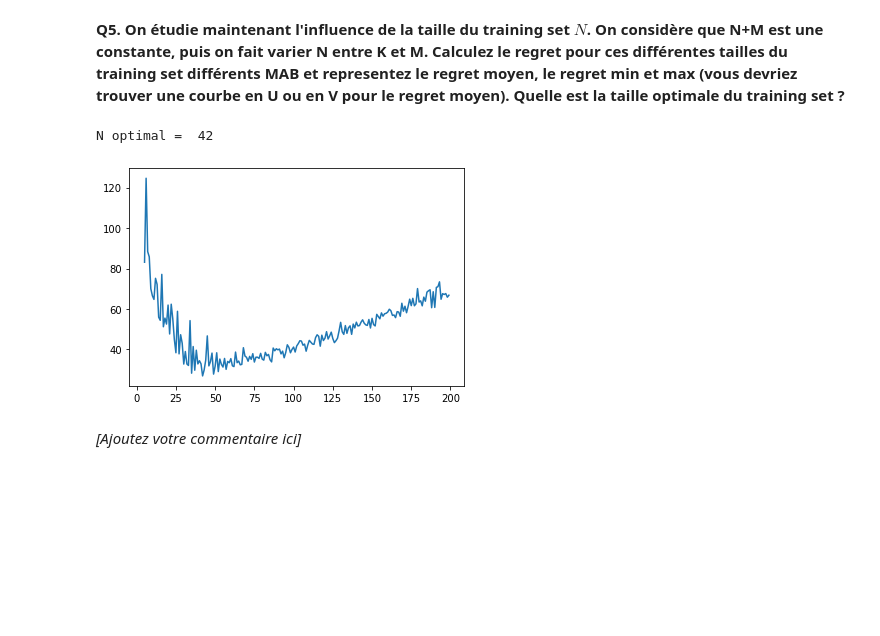
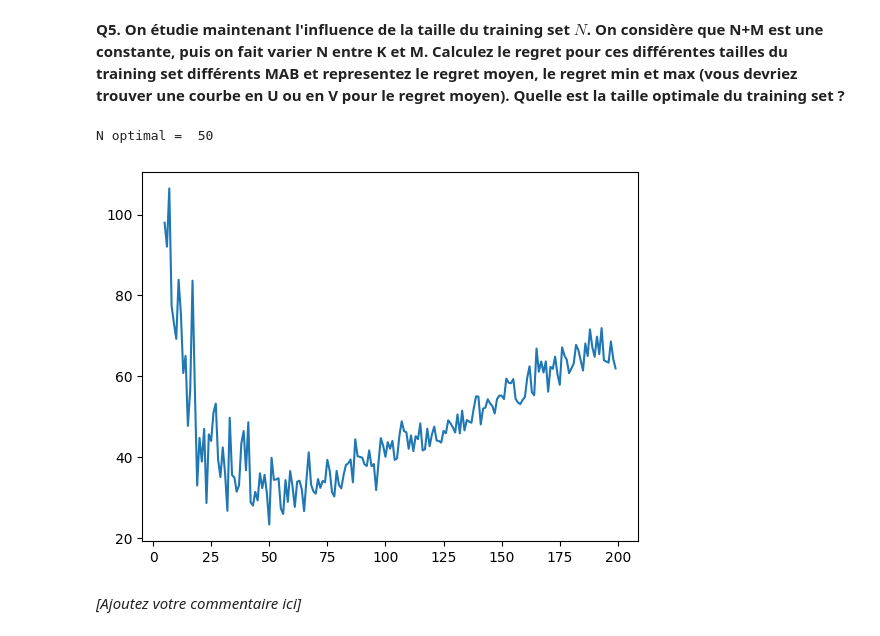
Before and after one commit to Miolith/reinforcement-learning, a Jupyter notebook: C1_TP_MAB1.ipynb, the cells around one changed output. Drawn from its saved outputs; the diff is of its cells as text; code cells hidden in the pictures; blank space fills up the shorter version.

```diff
--- a/C1_TP_MAB1.ipynb
+++ b/C1_TP_MAB1.ipynb
@@ -394,39 +393,39 @@ ax2.plot(regret)
 # %%
 import numpy as np
 import matplotlib.pyplot as plt
 
 #suppose M+N = 600
 # N varie de 5 550
 # M varie de 550 à 50
 
 multiverse = []
 for K in range (5, 200, 1):
     N = K
     M = 550 - K
-    simulations = [Simulation(N, M, 5) for i in range(100)]
+    simulations = [Simulation(N, M, 5) for i in range(50)]
     simulations = [simulation.update_exploration() for simulation in simulations]
     regrets = [get_regret(simulation) for simulation in simulations]
     multiverse.append((regrets, K))
 
 mean_regrets = [(sum(regrets)/len(regrets), K) for regrets, K in multiverse]
 
 y = [mean for mean, K in mean_regrets]
 x = [K for mean, K in mean_regrets]
 
-N_opti = x[torch.argmin(torch.tensor(y))]
-M_opti = 550 - N_opti
+N_opti_Q5 = x[torch.argmin(torch.tensor(y))]
+M_opti_Q5 = 550 - N_opti_Q5
 
-print("N optimal = ", N_opti)
+print("N optimal = ", N_opti_Q5)
 
 #print(x)
 #print(y)
 
 plt.plot(x, y)
 
 plt.show() # affiche la figure à l'écran
 # %% [output]
-N optimal =  42
+N optimal =  50
-[figure, old version]
+[figure, new version]
 # %% [markdown]
 *[Ajoutez votre commentaire ici]*
 # %% [markdown]
```
Also changed, not shown: parts of 19 cells of this notebook.
